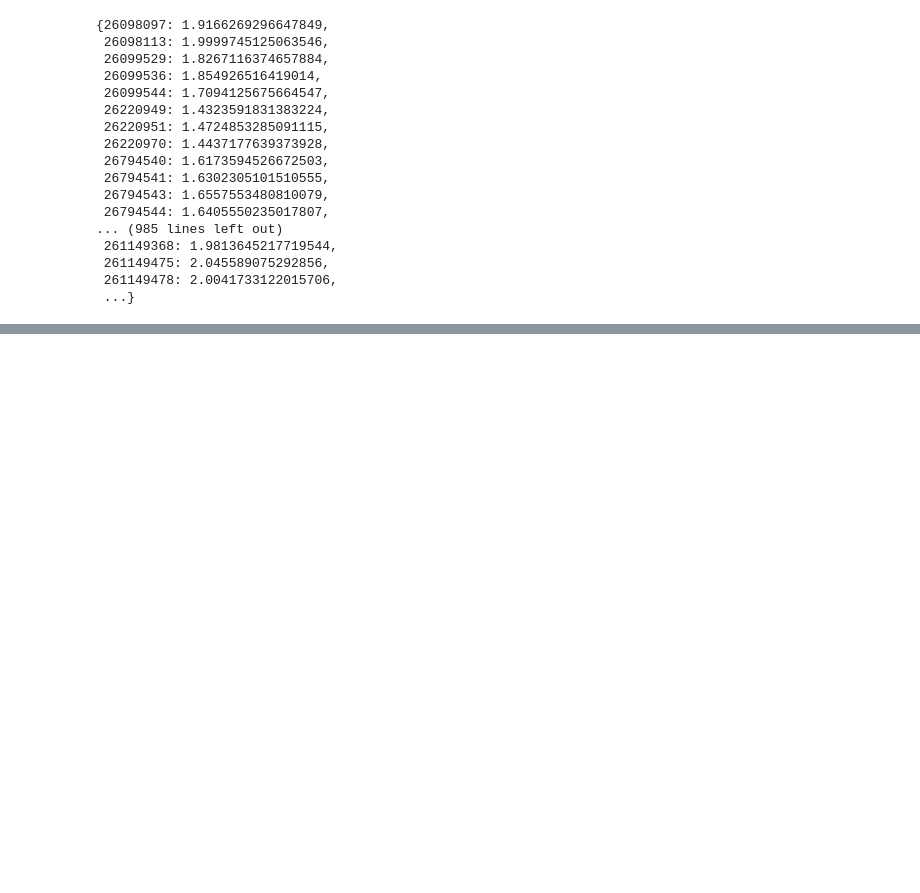
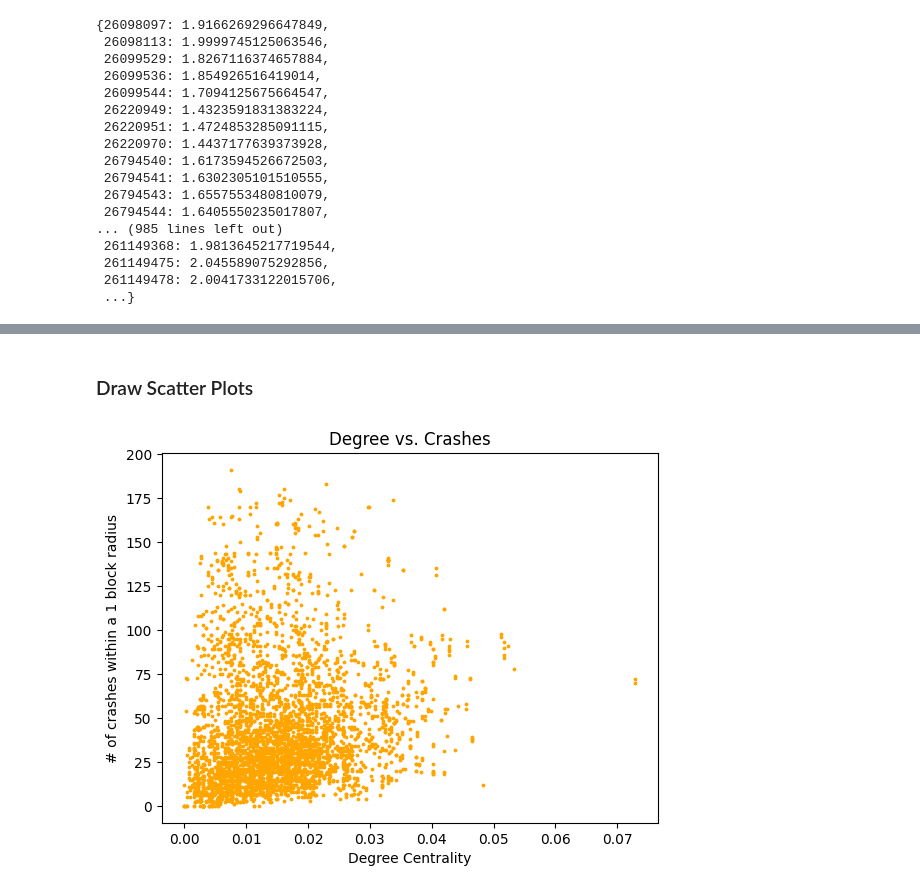
Before and after one commit to BlueOceanWave/CS579-Project-2, a Jupyter notebook: traffic-lights.ipynb, the cells around one changed output, grey strips where cells are left out. Cells and saved outputs as stored; diff of their text form; code cells hidden in the pictures; blank space fills up the shorter version.

```diff
--- a/traffic-lights.ipynb
+++ b/traffic-lights.ipynb
@@ -241,0 +247,3 @@ diameter
+# %%
+degreeness = nx.degree_centrality(G)
+degreeness
@@ -298,0 +322,3 @@ Degree
+# %%
+clusteringness = nx.clustering(G, weight='weight')
+clusteringness
@@ -298,0 +366,28 @@ Degree
+# %%
+g_clustering = []
+g_betweeness = []
+g_closeness = []
+g_degree = []
+g_crashes = []
+
+count = 0
+size = len(betweeness.keys())
+for key in betweeness.keys():
+    lon, lat= nx.get_node_attributes(G, 'pos')[key]
+    node_degree = degreeness[key]
+    node_betweeness = betweeness[key]
+    node_closeness = closeness[key]
+    node_clustering = clusteringness[key]
+    node_crashes = crash_density(df, lat, lon)
+
+    print(f'{count}/{size}: {node_degree}, {node_betweeness}, {node_closeness}, {node_clustering}')
+
+    g_crashes.append(node_crashes)
+    g_clustering.append(node_clustering)
+    g_degree.append(node_degree)
+    g_betweeness.append(node_betweeness)
+    g_closeness.append(node_closeness)
+    count += 1
+
+    # if count > 100:
+    #     break
@@ -298,0 +421,15 @@ Degree
+# %% [markdown]
+### Draw Scatter Plots
+# %%
+plt.scatter(g_degree, g_crashes, c='orange', s=3)
+
+# Add title and labels
+plt.title('Degree vs. Crashes')
+plt.xlabel('Degree Centrality')
+plt.ylabel('# of crashes within a 1 block radius')
+
+# Show plot
+plt.savefig("Graphs/Degree vs. Crash.png", dpi=1000)
+plt.show()
+# %% [output]
+[figure, added]
```
Also changed, not shown: parts of 27 cells of this notebook, 12 other files.
